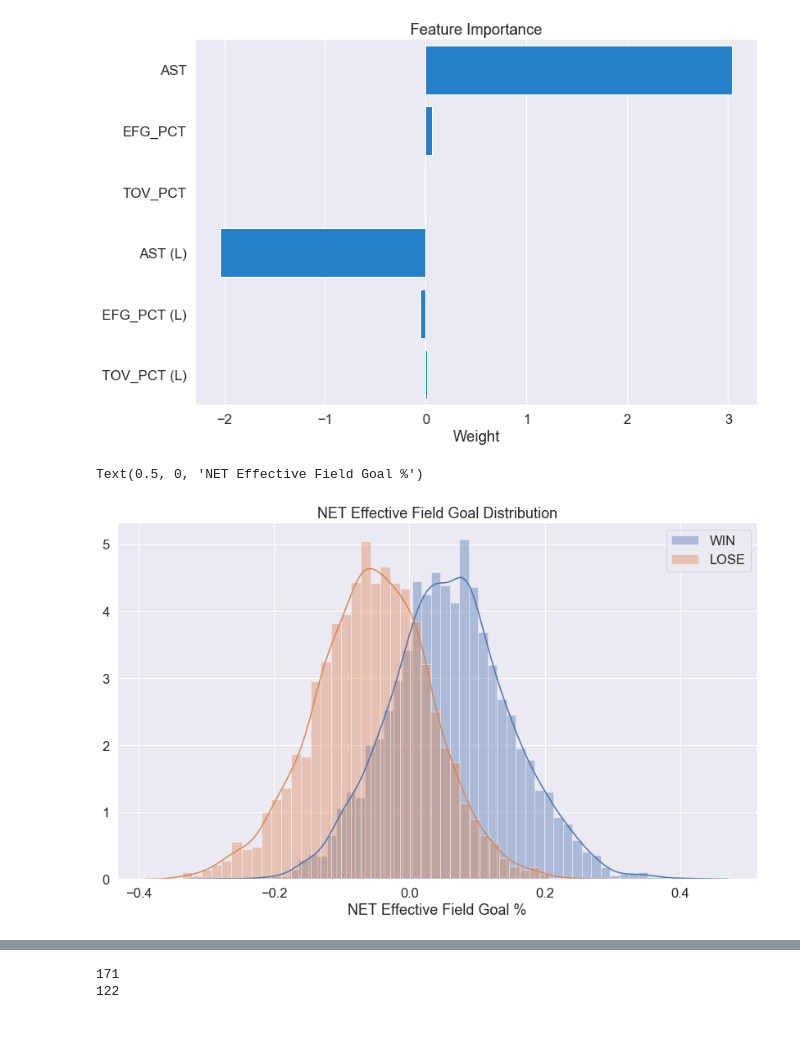
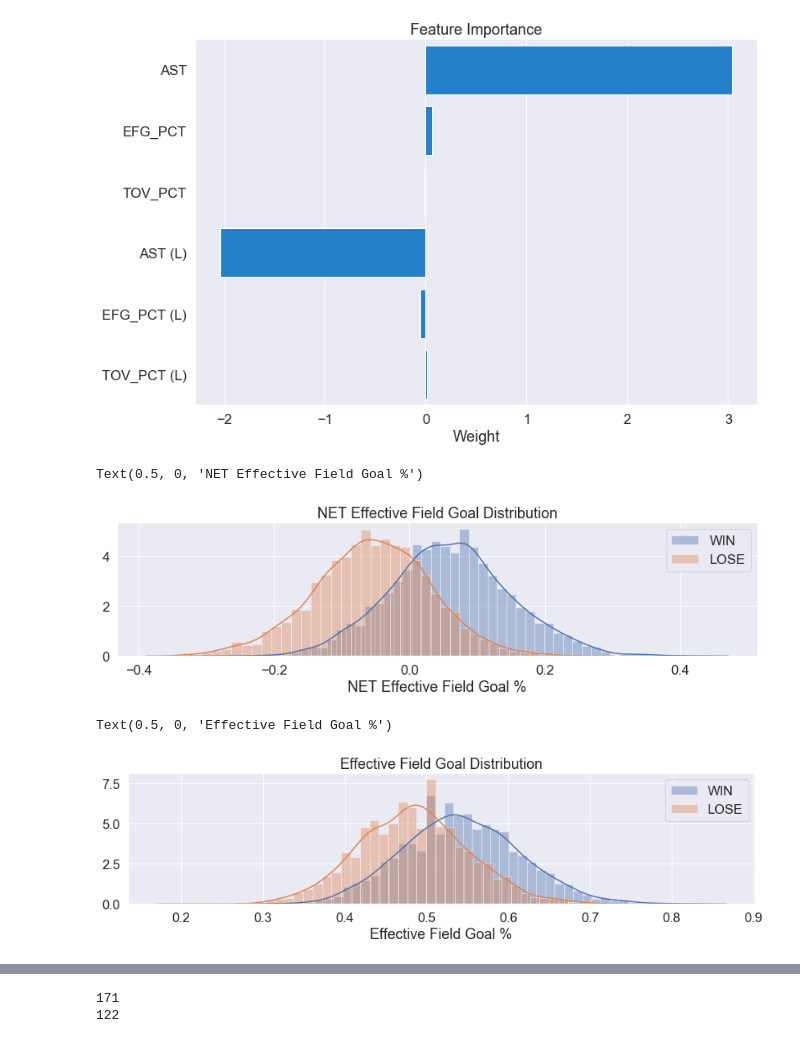
Before and after one commit to whitcrrd/mod03_project, a Jupyter notebook: whitcraft-final.ipynb, the cells around one changed output, grey strips where cells are left out. Saved outputs shown, nothing was run; the diff lists cells and outputs as text; code cells hidden in the pictures.

```diff
--- a/whitcraft-final.ipynb
+++ b/whitcraft-final.ipynb
@@ -1331,22 +1331,44 @@ Text(0.5, 0, 'Weight')
 # %%
 cats2 = ['AST', 'EFG_PCT', 'TOV_PCT', 'AST (L)', 'EFG_PCT (L)', 'TOV_PCT (L)']
 cat = ['FG%']
 val1 = net_in_win[1]
 val2 = net_in_loss[1]
 sns.set(font_scale=1.5)
-fig = plt.figure(figsize=(14,8))
+fig = plt.figure(figsize=(14,3))
 # ax = sns.barplot(x=val1, y=cat, color="#0984e3")
 # ax = sns.barplot(x=val2, y=cat, color="#fc5c65")
 # plt.title("Feature Importance")
 # plt.xlabel("Weight")
 
 net_fgs = pres_df_w['EFG_PCT'] - pres_df_w['OPP_EFG_PCT']
 net_fgs_l = pres_df_l['EFG_PCT'] - pres_df_l['OPP_EFG_PCT']
 sns.distplot(net_fgs, label="WIN")
 sns.distplot(net_fgs_l, label="LOSE")
 plt.legend()
 plt.title("NET Effective Field Goal Distribution")
 plt.xlabel("NET Effective Field Goal %")
 # %% [output]
 Text(0.5, 0, 'NET Effective Field Goal %')
-[figure, old version]
+[figure, new version]
+# %%
+cats2 = ['AST', 'EFG_PCT', 'TOV_PCT', 'AST (L)', 'EFG_PCT (L)', 'TOV_PCT (L)']
+cat = ['FG%']
+val1 = net_in_win[1]
+val2 = net_in_loss[1]
+sns.set(font_scale=1.5)
+fig = plt.figure(figsize=(14,3))
+# ax = sns.barplot(x=val1, y=cat, color="#0984e3")
+# ax = sns.barplot(x=val2, y=cat, color="#fc5c65")
+# plt.title("Feature Importance")
+# plt.xlabel("Weight")
+
+net_fgs = pres_df_w['EFG_PCT']
+net_fgs_l = pres_df_l['EFG_PCT']
+sns.distplot(net_fgs, label="WIN")
+sns.distplot(net_fgs_l, label="LOSE")
+plt.legend()
+plt.title("Effective Field Goal Distribution")
+plt.xlabel("Effective Field Goal %")
+# %% [output]
+Text(0.5, 0, 'Effective Field Goal %')
+[figure, added]
```
Also changed, not shown: parts of 2 cells of this notebook, 1 other file.
